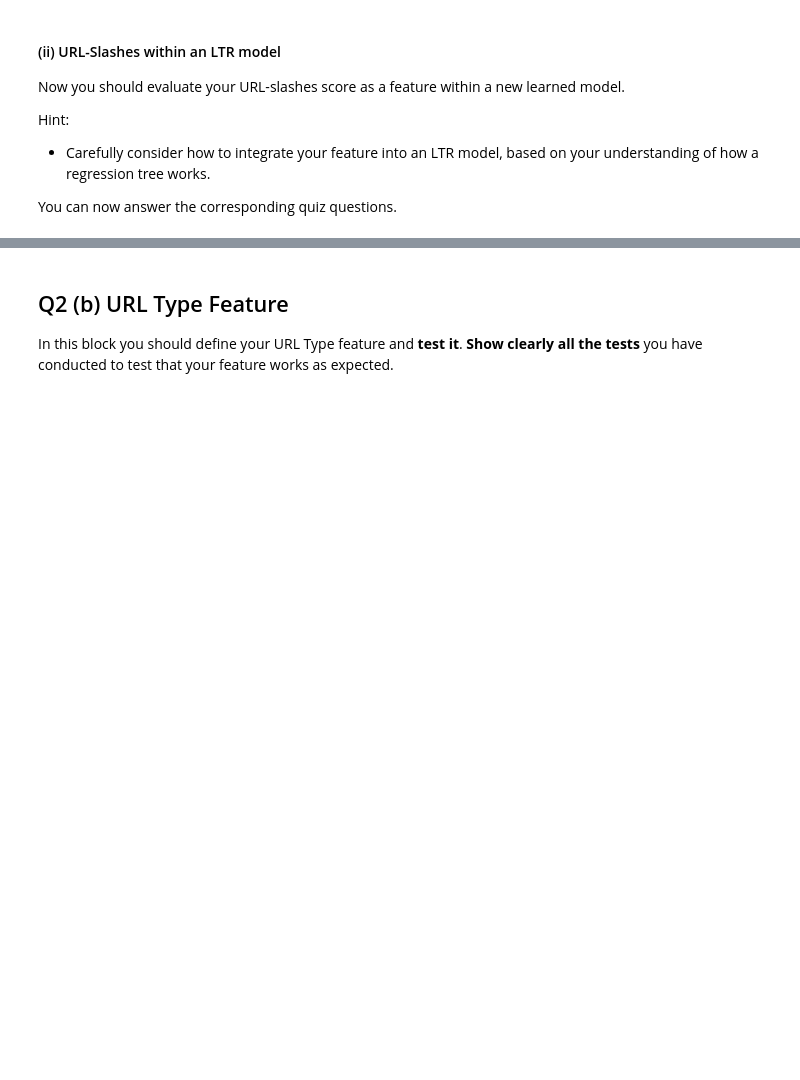
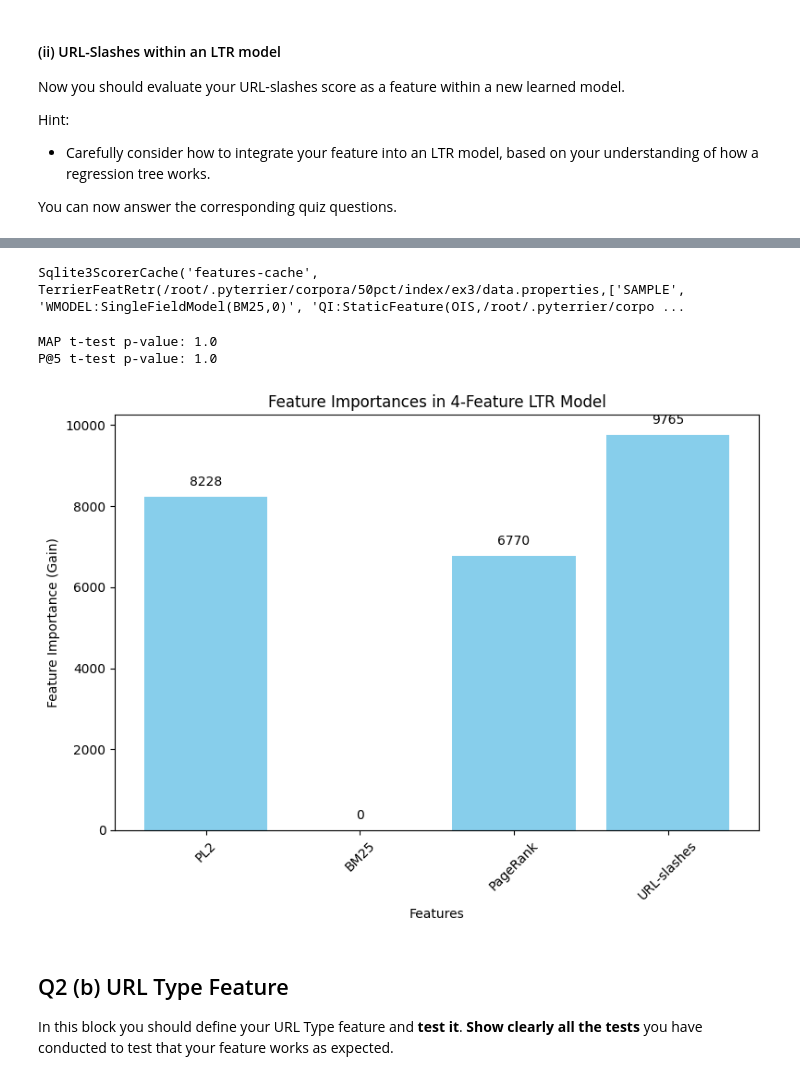
Before and after one commit to ayush-96/msc-data-science, a Jupyter notebook: information_retrieval/IR_H_M_2025_Exercise2_TEMPLATE.ipynb, the cells around one changed output, grey strips where cells are left out. Cells and saved outputs as stored; diff of their text form; code cells hidden in the pictures; blank space fills up the shorter version.

```diff
--- a/information_retrieval/IR_H_M_2025_Exercise2_TEMPLATE.ipynb
+++ b/information_retrieval/IR_H_M_2025_Exercise2_TEMPLATE.ipynb
@@ -172,3 +493,69 @@ You can now answer the corresponding quiz questions.
+# %%
+from scipy.stats import ttest_rel
+import numpy as np
+
+# Per-query results for 4-feature LTR
+eval_results = pt.Experiment(
+    [lmart_l_pipe],
+    test_topics,
+    test_qrels,
+    eval_metrics=["map", "P_5"],
+    names=["LTR with URL-Slashes"],
+    perquery=True
+)
+
+# Filter and sort
+ltr_map_df = ltr_results[ltr_results["measure"] == "map"][["qid", "value"]].sort_values("qid")
+eval_map_df = eval_results[eval_results["measure"] == "map"][["qid", "value"]].sort_values("qid")
+ltr_p5_df = ltr_results[ltr_results["measure"] == "P_5"][["qid", "value"]].sort_values("qid")
+eval_p5_df = eval_results[eval_results["measure"] == "P_5"][["qid", "value"]].sort_values("qid")
+
+# Verify qids
+if not (ltr_map_df["qid"].equals(eval_map_df["qid"]) and ltr_p5_df["qid"].equals(eval_p5_df["qid"])):
+    raise ValueError("Query IDs do not match")
+
+# Extract scores
+ltr_map_scores = ltr_map_df["value"].values
+eval_map_scores = eval_map_df["value"].values
+ltr_p5_scores = ltr_p5_df["value"].values
+eval_p5_scores = eval_p5_df["value"].values
+
+# Compute differences
+map_diff = eval_map_scores - ltr_map_scores
+p5_diff = eval_p5_scores - ltr_p5_scores
+
+# Handle zero variance
+map_pvalue = 1.0 if np.std(map_diff) == 0 else ttest_rel(eval_map_scores, ltr_map_scores).pvalue
+p5_pvalue = 1.0 if np.std(p5_diff) == 0 else ttest_rel(eval_p5_scores, ltr_p5_scores).pvalue
+
+print(f"MAP t-test p-value: {map_pvalue}")
+print(f"P@5 t-test p-value: {p5_pvalue}")
+# %% [output]
+Sqlite3ScorerCache('features-cache', TerrierFeatRetr(/root/.pyterrier/corpora/50pct/index/ex3/data.properties,['SAMPLE', 'WMODEL:SingleFieldModel(BM25,0)', 'QI:StaticFeature(OIS,/root/.pyterrier/corpo ...
+MAP t-test p-value: 1.0
+P@5 t-test p-value: 1.0
+# %%
+import matplotlib.pyplot as plt
+
+features = ["PL2", "BM25", "PageRank", "URL-slashes"]
+importances = [8228, 0, 6770, 9765]
+
+# Create bar plot
+plt.figure(figsize=(8, 6))
+plt.bar(features, importances, color="skyblue")
+plt.xlabel("Features")
+plt.ylabel("Feature Importance (Gain)")
+plt.title("Feature Importances in 4-Feature LTR Model")
+plt.xticks(rotation=45)
+
+# Add importance values on top of bars
+for i, v in enumerate(importances):
+    plt.text(i, v + 200, str(v), ha="center", va="bottom")
+
+plt.tight_layout()
+plt.show()
+# %% [output]
+[figure, added]
 # %% [markdown]
 ## Q2 (b) URL Type Feature
 
```
Also changed, not shown: parts of 36 cells of this notebook.
